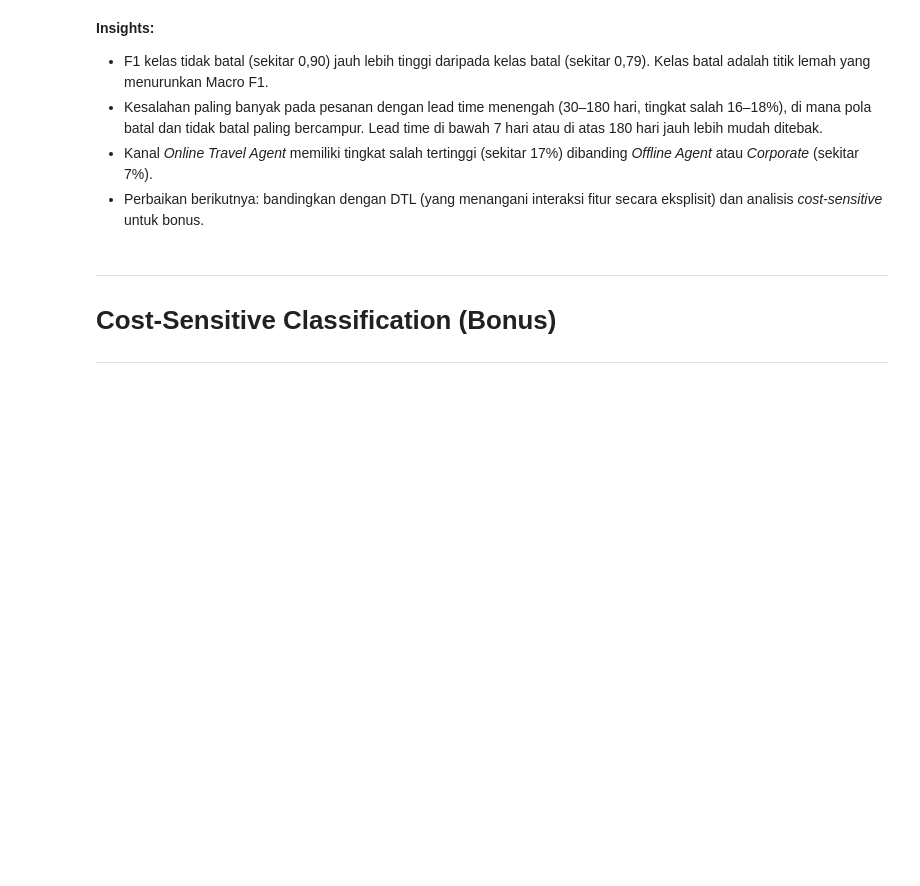
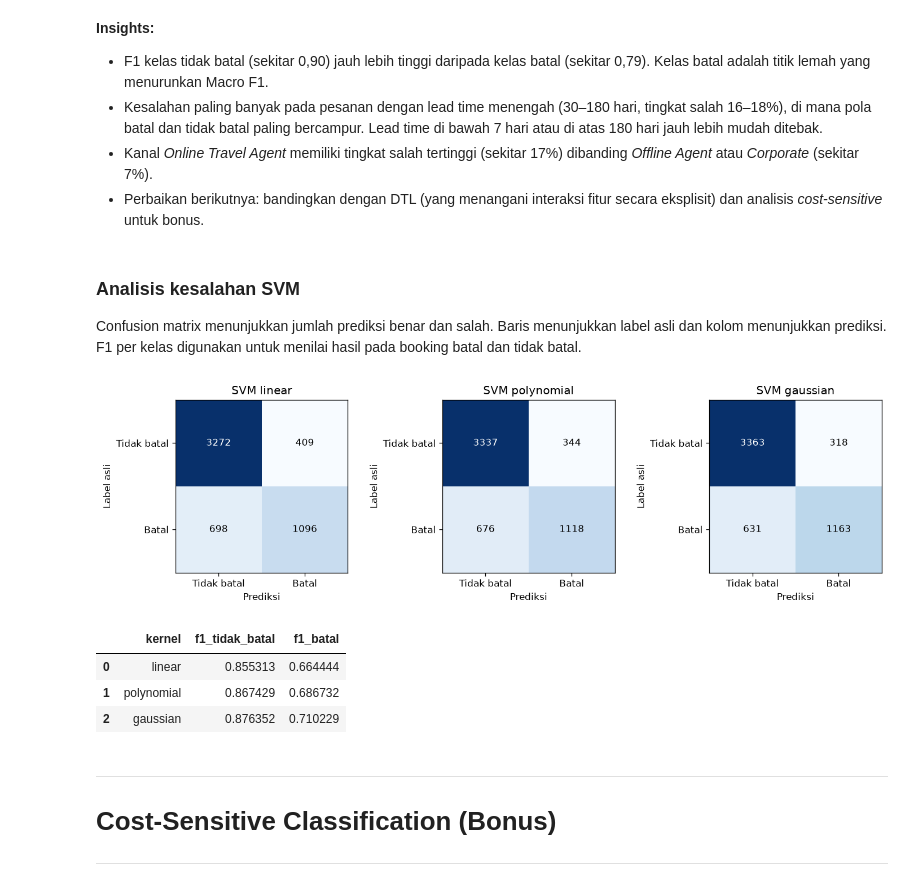
Before and after one commit to zizadhrmaa/IF3170_G25_IMKSIAI, a Jupyter notebook: src/Notebook_Tugas_Besar_2_IF3170_Inteligensi_Artifisial_2026_2027.ipynb, the cells around one changed output. Cells and saved outputs as stored; diff of their text form; code cells hidden in the pictures; blank space fills up the shorter version.

```diff
--- a/src/Notebook_Tugas_Besar_2_IF3170_Inteligensi_Artifisial_2026_2027.ipynb
+++ b/src/Notebook_Tugas_Besar_2_IF3170_Inteligensi_Artifisial_2026_2027.ipynb
@@ -799,0 +910,13 @@ Prediksi model hasil load sama dengan model asli: True
+# %%
+svm_prep_path = CFG.MODEL_DIR / 'svm_preprocessor.pkl'
+svm_preprocessor.save(svm_prep_path)
+loaded_svm_preprocessor = Preprocessor.load(svm_prep_path)
+X_svm_val_loaded = loaded_svm_preprocessor.transform(val_set)
+
+for kernel, model in svm_models.items():
+    model_path = CFG.MODEL_DIR / f'svm_{kernel}.pkl'
+    model.save(model_path)
+    loaded_svm = SVM.load(model_path)
+    loaded_pred = loaded_svm.predict(X_svm_val_loaded)
+    assert np.array_equal(loaded_pred, svm_val_predictions[kernel])
+    print(f'SVM {kernel}: prediksi sesudah save/load sama')
@@ -878,6 +1046,36 @@ Online Travel Agent  0.167  3519
 - Kesalahan paling banyak pada pesanan dengan lead time menengah (30–180 hari, tingkat salah 16–18%), di mana pola batal dan tidak batal paling bercampur. Lead time di bawah 7 hari atau di atas 180 hari jauh lebih mudah ditebak.
 - Kanal *Online Travel Agent* memiliki tingkat salah tertinggi (sekitar 17%) dibanding *Offline Agent* atau *Corporate* (sekitar 7%).
 - Perbaikan berikutnya: bandingkan dengan DTL (yang menangani interaksi fitur secara eksplisit) dan analisis *cost-sensitive* untuk bonus.
+# %% [markdown]
+### Analisis kesalahan SVM
+
+Confusion matrix menunjukkan jumlah prediksi benar dan salah. Baris menunjukkan label asli dan kolom menunjukkan prediksi. F1 per kelas digunakan untuk menilai hasil pada booking batal dan tidak batal.
+# %%
+fig, axes = plt.subplots(1, 3, figsize=(12, 3.5))
+svm_class_rows = []
+for ax, (kernel, pred) in zip(axes, svm_val_predictions.items()):
+    svm_cm = confusion_matrix(y_val, pred)
+    ax.imshow(svm_cm, cmap='Blues')
+    for row in range(2):
+        for column in range(2):
+            color = 'white' if svm_cm[row, column] > svm_cm.max() / 2 else 'black'
+            ax.text(column, row, str(svm_cm[row, column]), ha='center', va='center', color=color)
+    ax.set_xticks([0, 1], ['Tidak batal', 'Batal'])
+    ax.set_yticks([0, 1], ['Tidak batal', 'Batal'])
+    ax.set_xlabel('Prediksi')
+    ax.set_ylabel('Label asli')
+    ax.set_title(f'SVM {kernel}')
+    class_f1 = f1_per_class(y_val, pred)
+    svm_class_rows.append({'kernel': kernel, 'f1_tidak_batal': class_f1[0], 'f1_batal': class_f1[1]})
+plt.tight_layout()
+plt.show()
+pd.DataFrame(svm_class_rows)
+# %% [output]
+[figure, added]
+|  | kernel | f1_tidak_batal | f1_batal |
+| 0 | linear | 0.855313 | 0.664444 |
+| 1 | polynomial | 0.867429 | 0.686732 |
+| 2 | gaussian | 0.876352 | 0.710229 |
 # %% [markdown]
 ---
 
```
Also changed, not shown: parts of 12 cells of this notebook, 1 other file.
